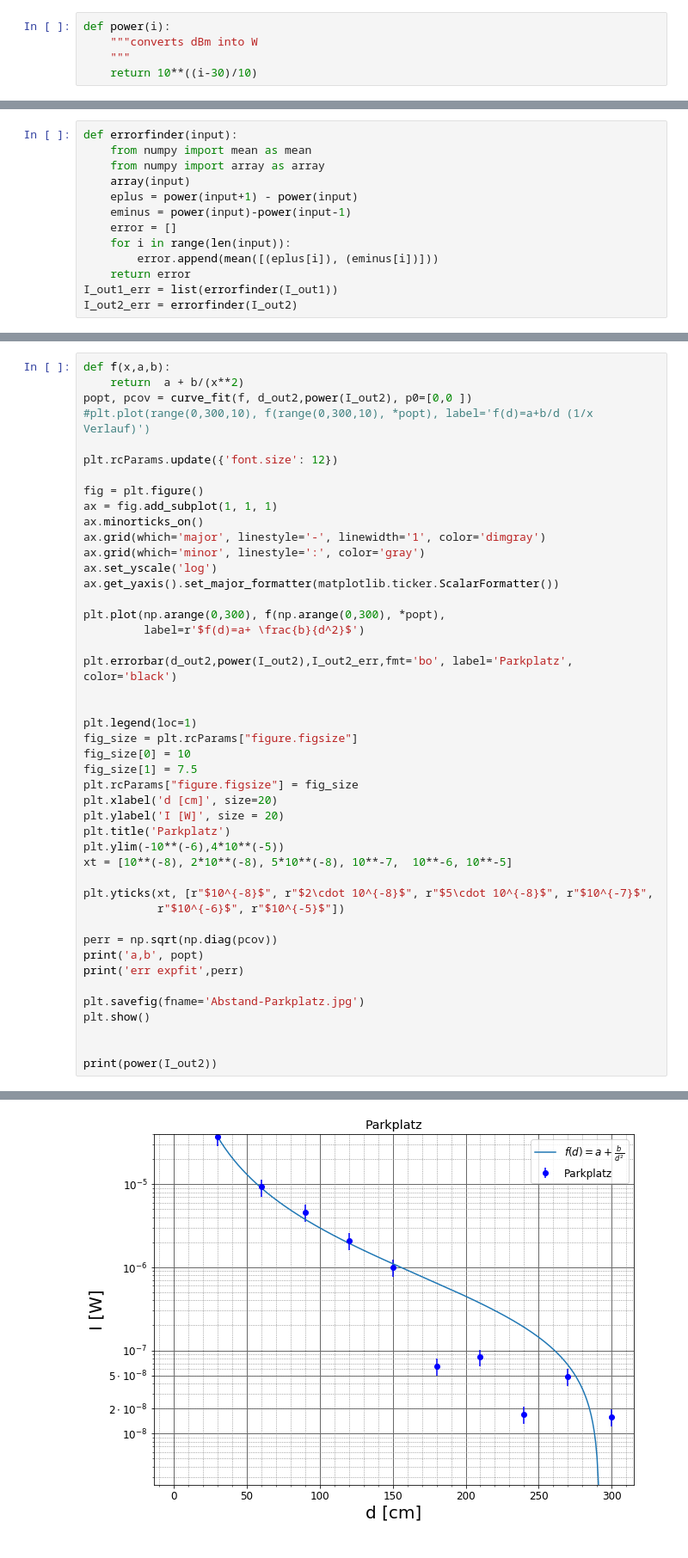
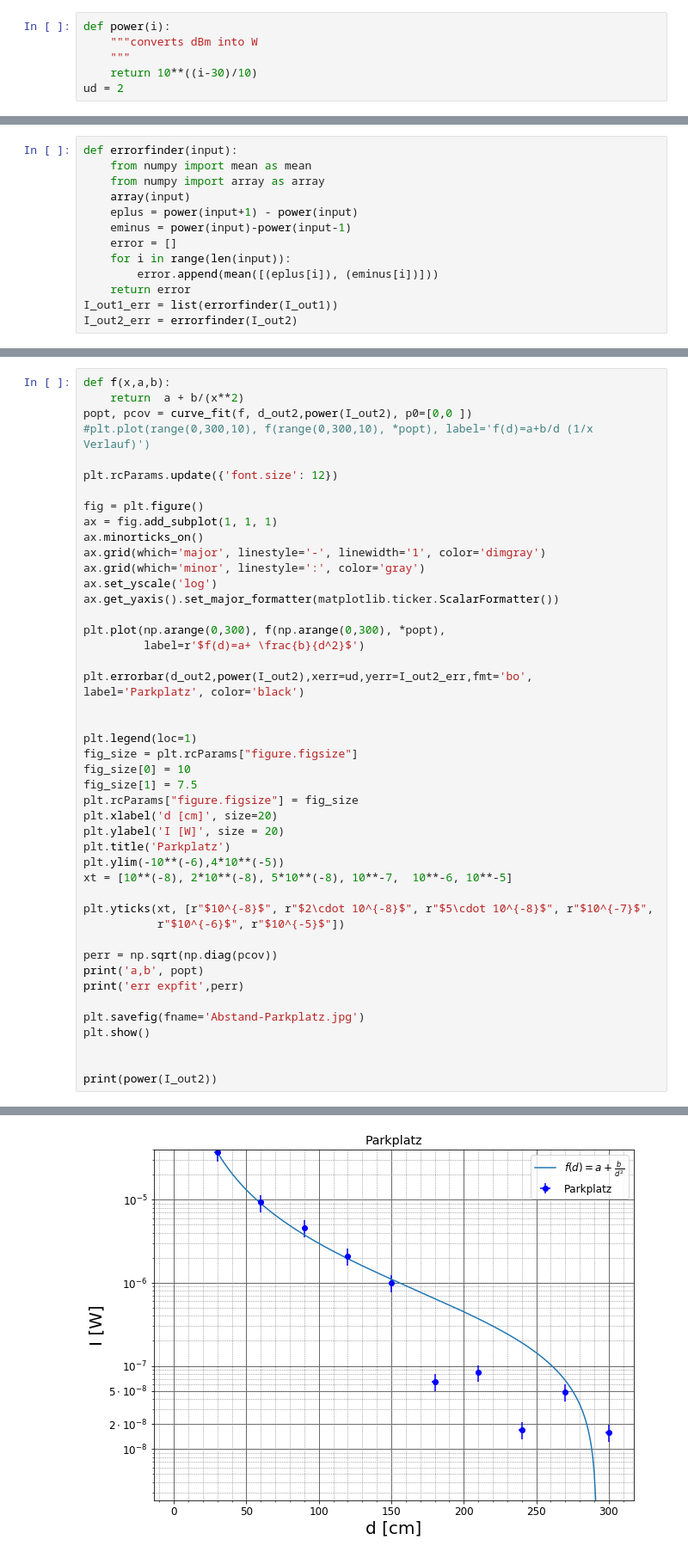
Before and after one commit to BigThonkers/AP2-Antenne, a Jupyter notebook: Rechnungen/Abstandsmessungen.ipynb, the cells around one changed output, grey strips where cells are left out. Shown at 86% size. Cells and saved outputs as stored; diff of their text form.

```diff
--- a/Rechnungen/Abstandsmessungen.ipynb
+++ b/Rechnungen/Abstandsmessungen.ipynb
@@ -40,3 +40,4 @@ def power(i):
     """converts dBm into W
     """
     return 10**((i-30)/10)
+ud = 2
@@ -140,36 +141,36 @@ ax.get_yaxis().set_major_formatter(matplotlib.ticker.ScalarFormatter())
 plt.plot(np.arange(0,300), f(np.arange(0,300), *popt),
          label=r'$f(d)=a+ \frac{b}{d^2}$')
 
-plt.errorbar(d_out2,power(I_out2),I_out2_err,fmt='bo', label='Parkplatz', color='black')
+plt.errorbar(d_out2,power(I_out2),xerr=ud,yerr=I_out2_err,fmt='bo', label='Parkplatz', color='black')
 
 
 plt.legend(loc=1)
 fig_size = plt.rcParams["figure.figsize"]
 fig_size[0] = 10
 fig_size[1] = 7.5
 plt.rcParams["figure.figsize"] = fig_size
 plt.xlabel('d [cm]', size=20)
 plt.ylabel('I [W]', size = 20)
 plt.title('Parkplatz')
 plt.ylim(-10**(-6),4*10**(-5))
 xt = [10**(-8), 2*10**(-8), 5*10**(-8), 10**-7,  10**-6, 10**-5]
 
 plt.yticks(xt, [r"$10^{-8}$", r"$2\cdot 10^{-8}$", r"$5\cdot 10^{-8}$", r"$10^{-7}$",
            r"$10^{-6}$", r"$10^{-5}$"])
 
 perr = np.sqrt(np.diag(pcov))
 print('a,b', popt)
 print('err expfit',perr)
 
 plt.savefig(fname='Abstand-Parkplatz.jpg')
 plt.show()
 
 
 print(power(I_out2))
 # %% [output]
 a,b [ -3.96392848e-07   3.37714411e-02]
 err expfit [  1.43876441e-07   3.93650871e-04]
-[figure, old version]
+[figure, new version]
 [  1.59587915e-08   4.83058802e-08   1.69044093e-08   8.31763771e-08
    6.44169266e-08   1.00693167e-06   2.08929613e-06   4.61317575e-06
    9.26829823e-06   3.69828180e-05]
```
Also changed, not shown: parts of 5 cells of this notebook.
